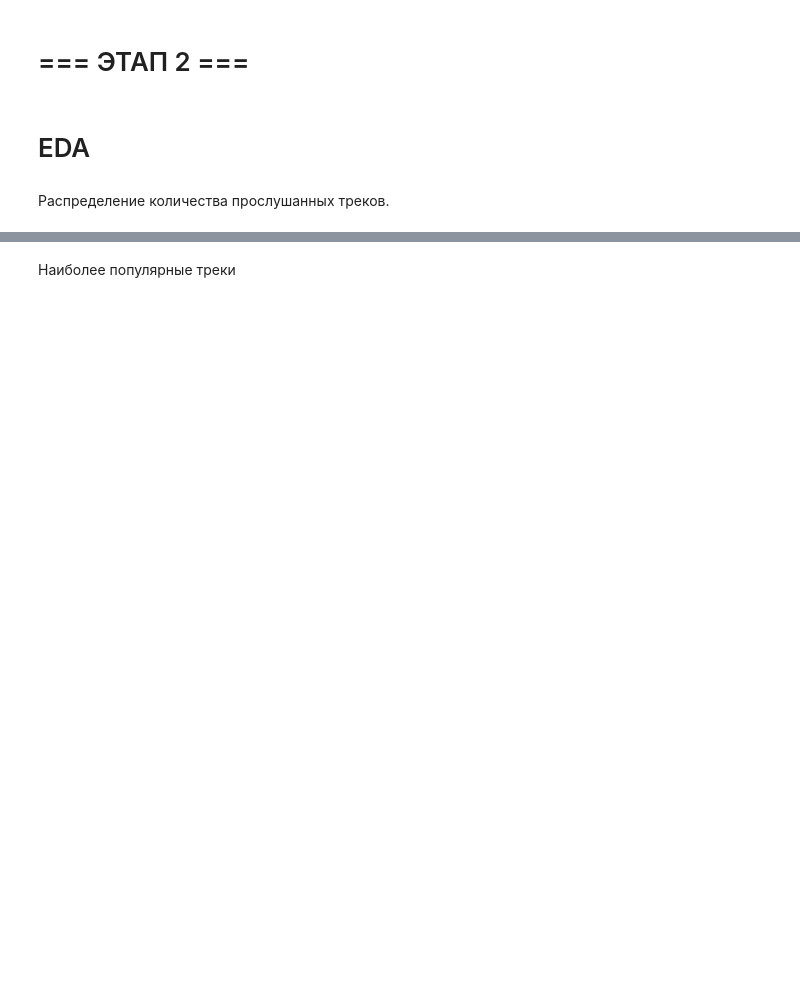
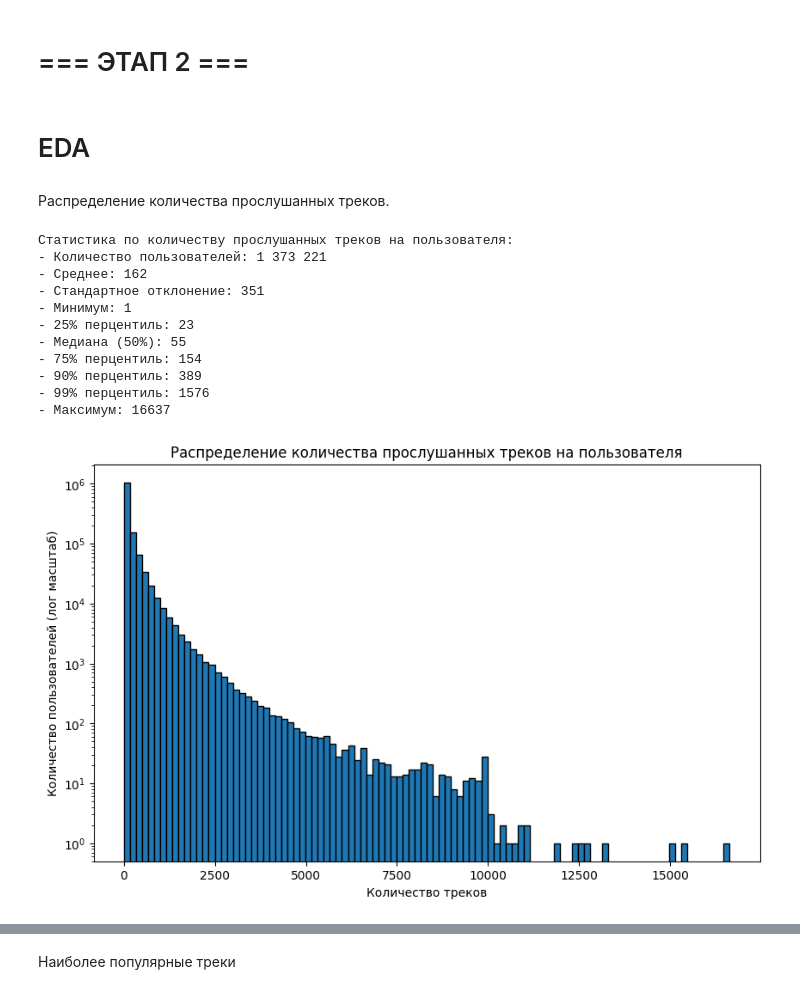
Before and after one commit to vinnik-v/mle-project-sprint-4, a Jupyter notebook: recommendations.ipynb, the cells around one changed output, grey strips where cells are left out. Saved outputs shown, nothing was run; the diff lists cells and outputs as text; code cells hidden in the pictures; blank space fills up the shorter version.

```diff
--- a/recommendations.ipynb
+++ b/recommendations.ipynb
@@ -153,3 +599,45 @@ dtypes: int64(1), object(2)
 # EDA
 # %% [markdown]
 Распределение количества прослушанных треков.
+# %%
+import matplotlib.pyplot as plt
+
+# количество прослушанных треков на каждого пользователя
+user_tracks_count = interactions.groupby("user_id")["track_id"].count()
+
+# вычисляем статистику
+stats = user_tracks_count.describe(percentiles=[0.25, 0.5, 0.75, 0.9, 0.99])
+
+# Выводим статистику
+print("Статистика по количеству прослушанных треков на пользователя:")
+print(f"- Количество пользователей: {int(stats['count']):,}".replace(",", " "))
+print(f"- Среднее: {stats['mean']:.0f}")
+print(f"- Стандартное отклонение: {stats['std']:.0f}")
+print(f"- Минимум: {int(stats['min'])}")
+print(f"- 25% перцентиль: {int(stats['25%'])}")
+print(f"- Медиана (50%): {int(stats['50%'])}")
+print(f"- 75% перцентиль: {int(stats['75%'])}")
+print(f"- 90% перцентиль: {int(stats['90%'])}")
+print(f"- 99% перцентиль: {int(stats['99%'])}")
+print(f"- Максимум: {int(stats['max'])}")
+
+# гистограмма распределения
+plt.figure(figsize=(10,6))
+plt.hist(user_tracks_count, bins=100, log=True, edgecolor='black')
+plt.title("Распределение количества прослушанных треков на пользователя")
+plt.xlabel("Количество треков")
+plt.ylabel("Количество пользователей (лог масштаб)")
+plt.show()
+# %% [output]
+Статистика по количеству прослушанных треков на пользователя:
+- Количество пользователей: 1 373 221
+- Среднее: 162
+- Стандартное отклонение: 351
+- Минимум: 1
+- 25% перцентиль: 23
+- Медиана (50%): 55
+- 75% перцентиль: 154
+- 90% перцентиль: 389
+- 99% перцентиль: 1576
+- Максимум: 16637
+[figure, added]
```
Also changed, not shown: parts of 43 cells of this notebook, 2 other files.
